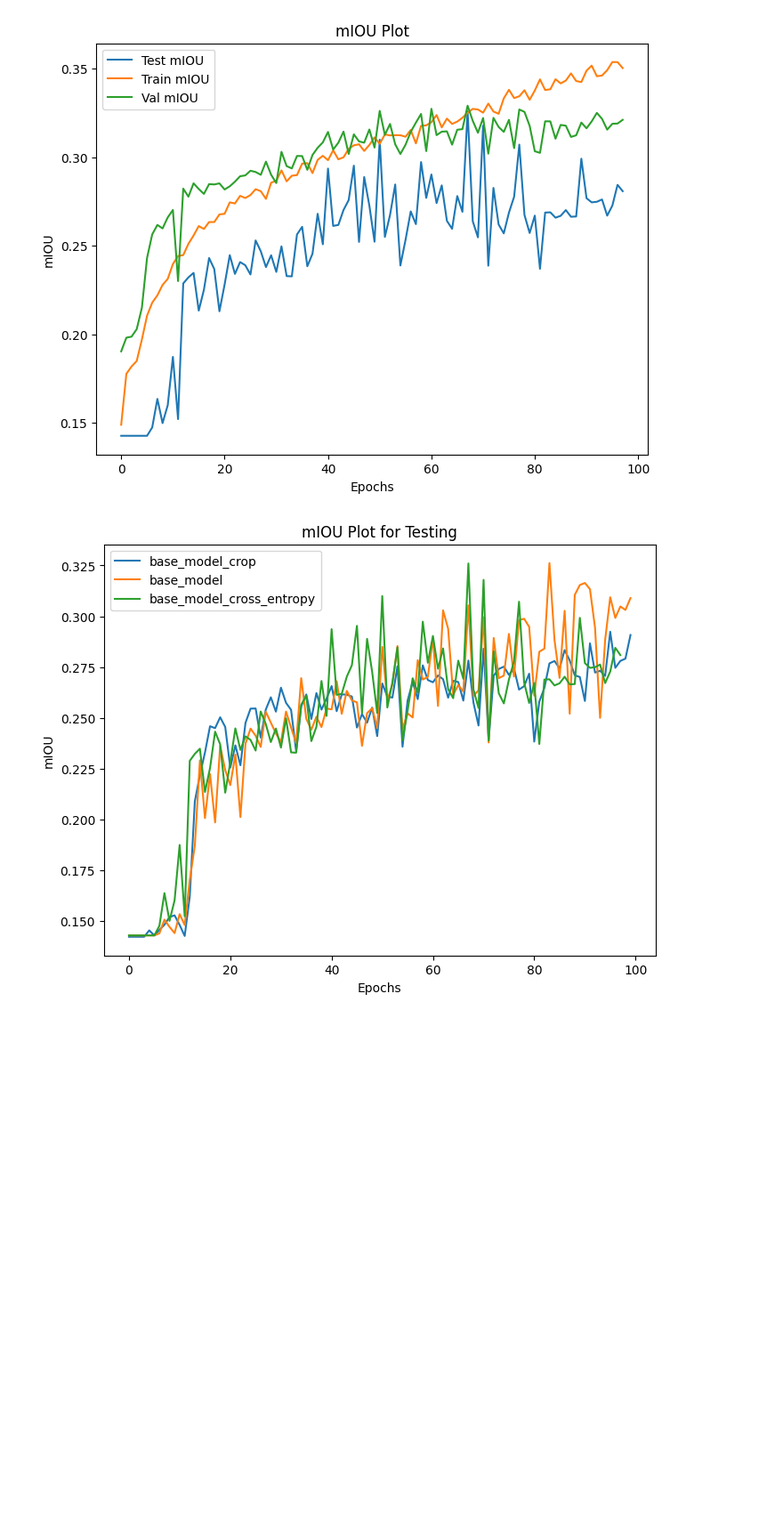
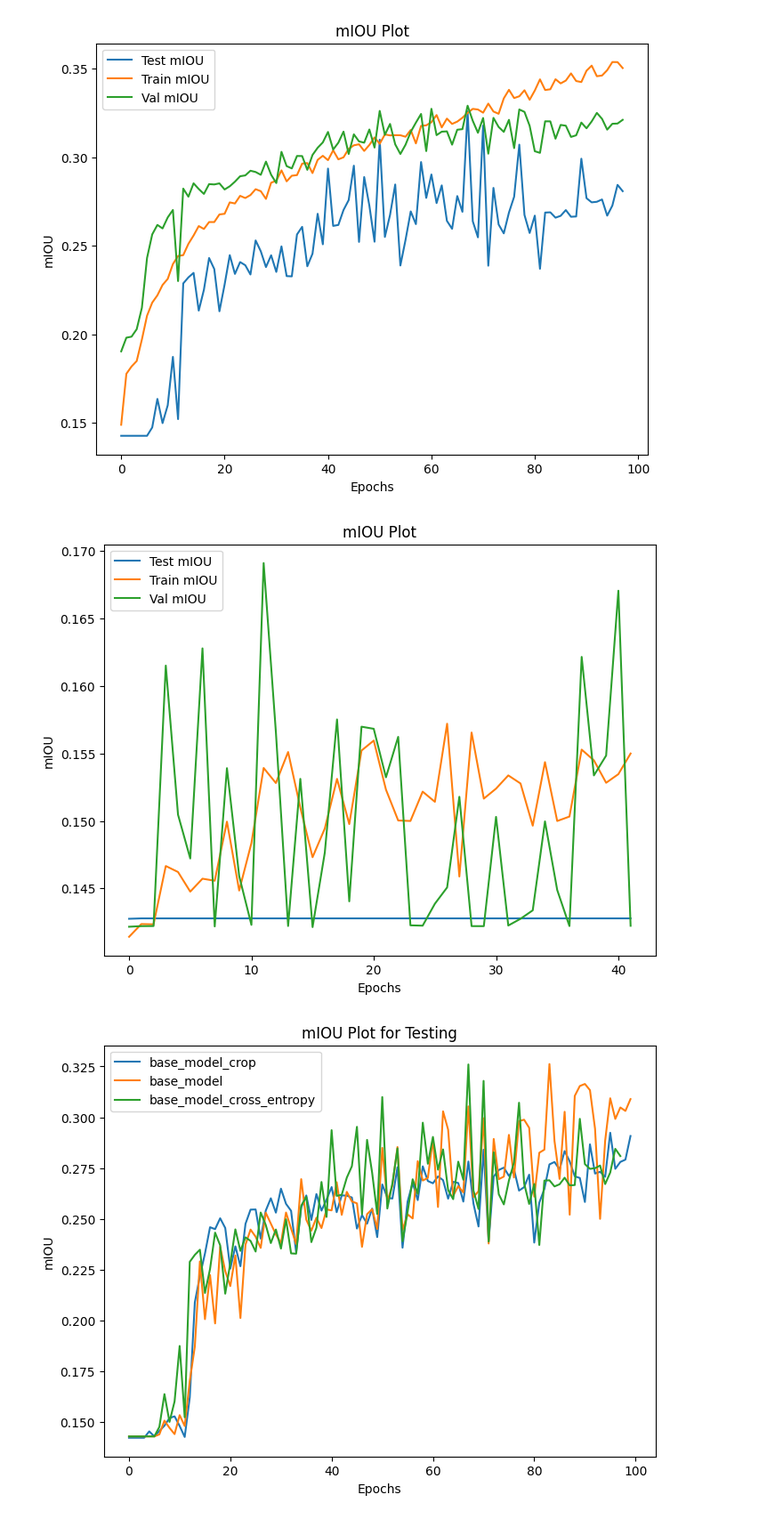
Before and after one commit to yakhyo/defect-det, a Jupyter notebook: compare_logs.ipynb, the cells around one changed output. Shown: that part at 89% size. Cells and saved outputs as stored; diff of their text form; code cells hidden in the pictures; blank space fills up the shorter version.

```diff
--- a/compare_logs.ipynb
+++ b/compare_logs.ipynb
@@ -3,14 +3,17 @@ import os
 import json
 import matplotlib.pyplot as plt
 # %%
-with open("base_log_cropped.json", "r") as f:
+with open("logs/base_log_cropped.json", "r") as f:
     base_log_cropped = json.load(f)
 
-with open("base_log.json", "r") as f:
+with open("logs/base_log.json", "r") as f:
     base_log = json.load(f)
 
-with open("base_log_cross_entropy.json", "r") as f:
+with open("logs/base_log_cross_entropy.json", "r") as f:
     base_log_cross_entropy = json.load(f)
+
+with open("logs/base_log_aug.json", "r") as f:
+    base_log_aug = json.load(f)
 # %%
 def plot_graphs(json_file):
     plt.figure(figsize=(8, 6))
@@ -29,11 +32,13 @@ def plot_graphs(json_file):
 # %%
 plot_graphs(base_log_cropped)
 plot_graphs(base_log)
 plot_graphs(base_log_cross_entropy)
+plot_graphs(base_log_aug)
 # %% [output]
 [figure]
 [figure]
 [figure]
+[figure, added]
 # %%
 plt.figure(figsize=(8, 6))
 plt.plot(base_log_cropped["test_iou"], label="base_model_crop")
```
Also changed, not shown: parts of 3 cells of this notebook, 7 other files.
